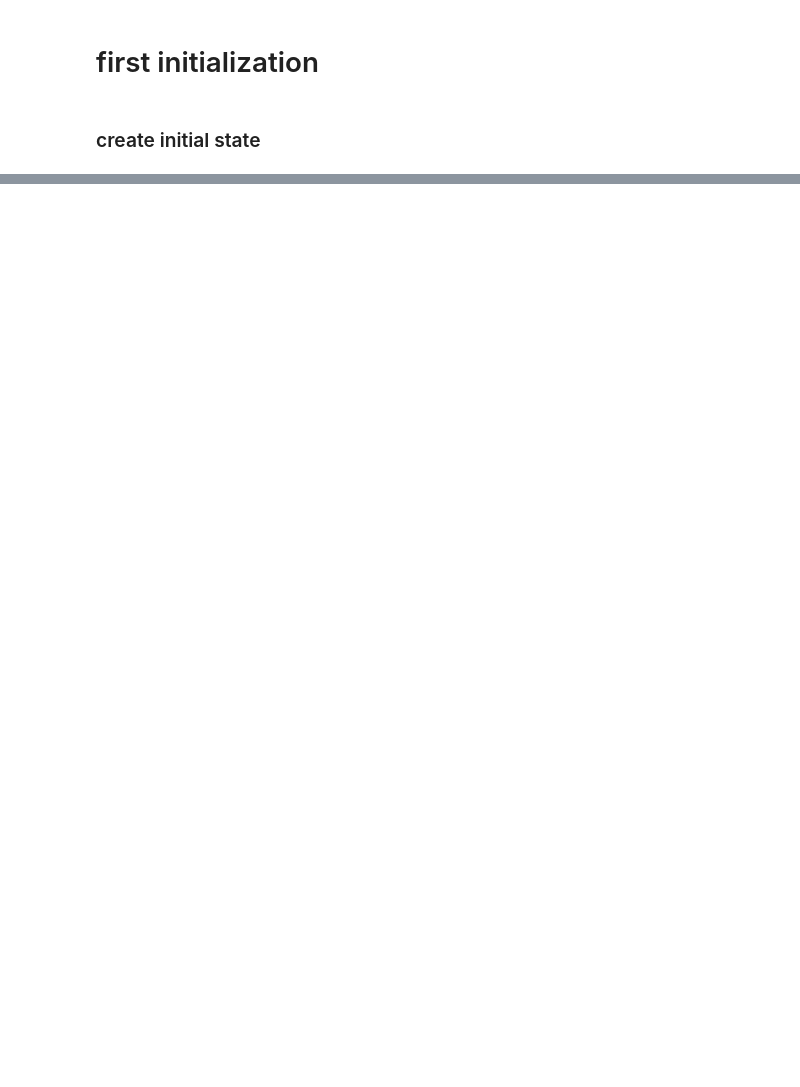
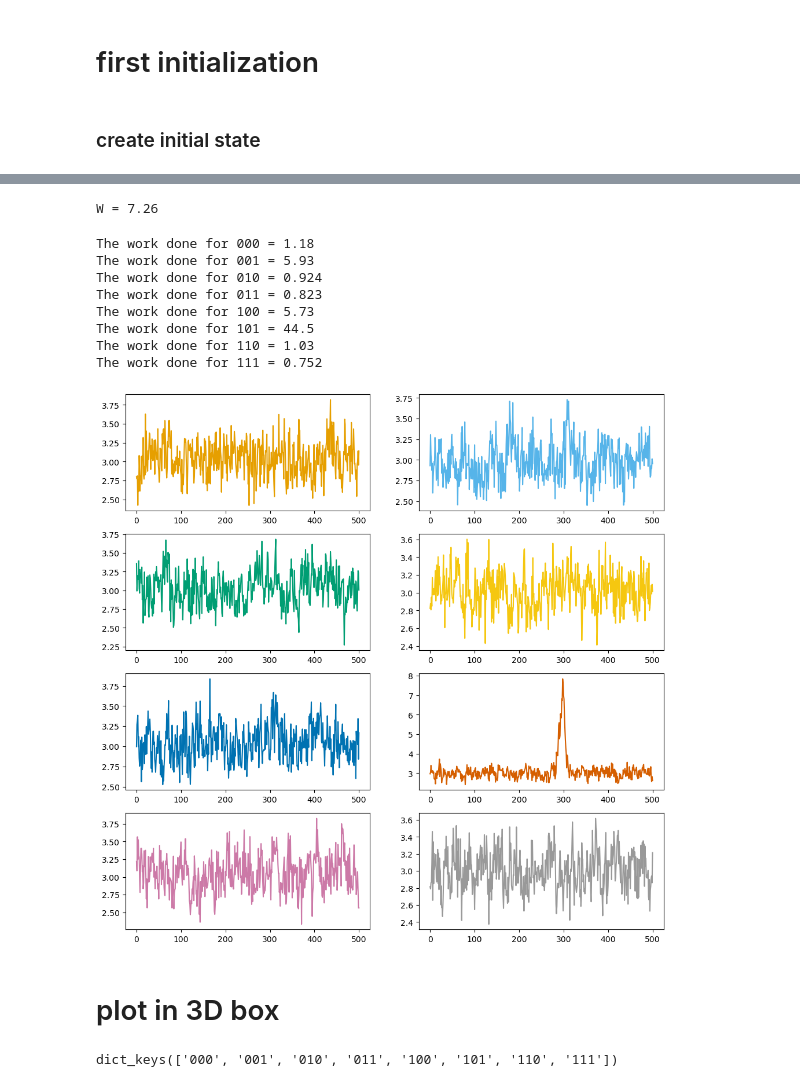
Before and after one commit to tkwtang/cfq_3d, a Jupyter notebook: cfqp_3D_test.ipynb, the cells around one changed output, grey strips where cells are left out. Saved outputs shown, nothing was run; the diff lists cells and outputs as text; code cells hidden in the pictures; blank space fills up the shorter version.

```diff
--- a/cfqp_3D_test.ipynb
+++ b/cfqp_3D_test.ipynb
@@ -369,0 +621,28 @@ all_states = cfqr.sim.output.all_state["states"]
+# %%
+print(f"W = {np.mean(cfqr.sim.work_dist_array):.3g}")
+# %% [output]
+W = 7.26
+# %%
+fig, ax = plt.subplots(4, 2, figsize = [12, 12])
+ax_flatten = ax.flatten()
+for i, key in enumerate(particle_index.keys()):
+    print(f"The work done for {key} = {np.mean(cfqr.sim.work_dist_array[particle_index[key], ...]):.3g}")
+    ax_flatten[i].plot(np.mean(cfqr.system.get_kinetic_energy(all_states[particle_index[key],::10, ...]), axis = 0), color = particle_color[i], label = key)
+    # ax_flatten[i].plot(cfqr.system.get_kinetic_energy(all_states[particle_index[key],...]), color = particle_color[i], label = key)
+    # ax_flatten[i].legend()
+# %% [output]
+The work done for 000 = 1.18
+The work done for 001 = 5.93
+The work done for 010 = 0.924
+The work done for 011 = 0.823
+The work done for 100 = 5.73
+The work done for 101 = 44.5
+The work done for 110 = 1.03
+The work done for 111 = 0.752
+[figure, added]
+# %% [markdown]
+# plot in 3D box
+# %%
+particle_index.keys()
+# %% [output]
+dict_keys(['000', '001', '010', '011', '100', '101', '110', '111'])
```
Also changed, not shown: parts of 38 cells of this notebook, 6 other files.
